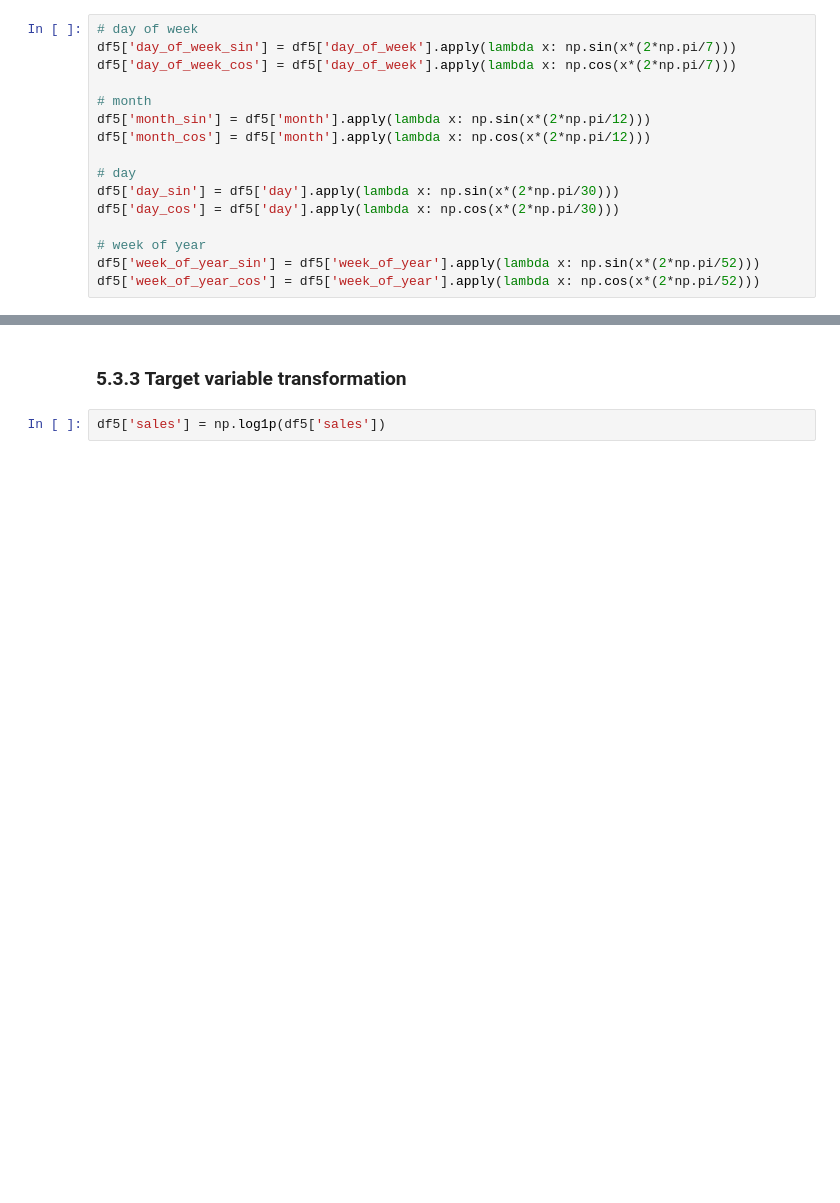
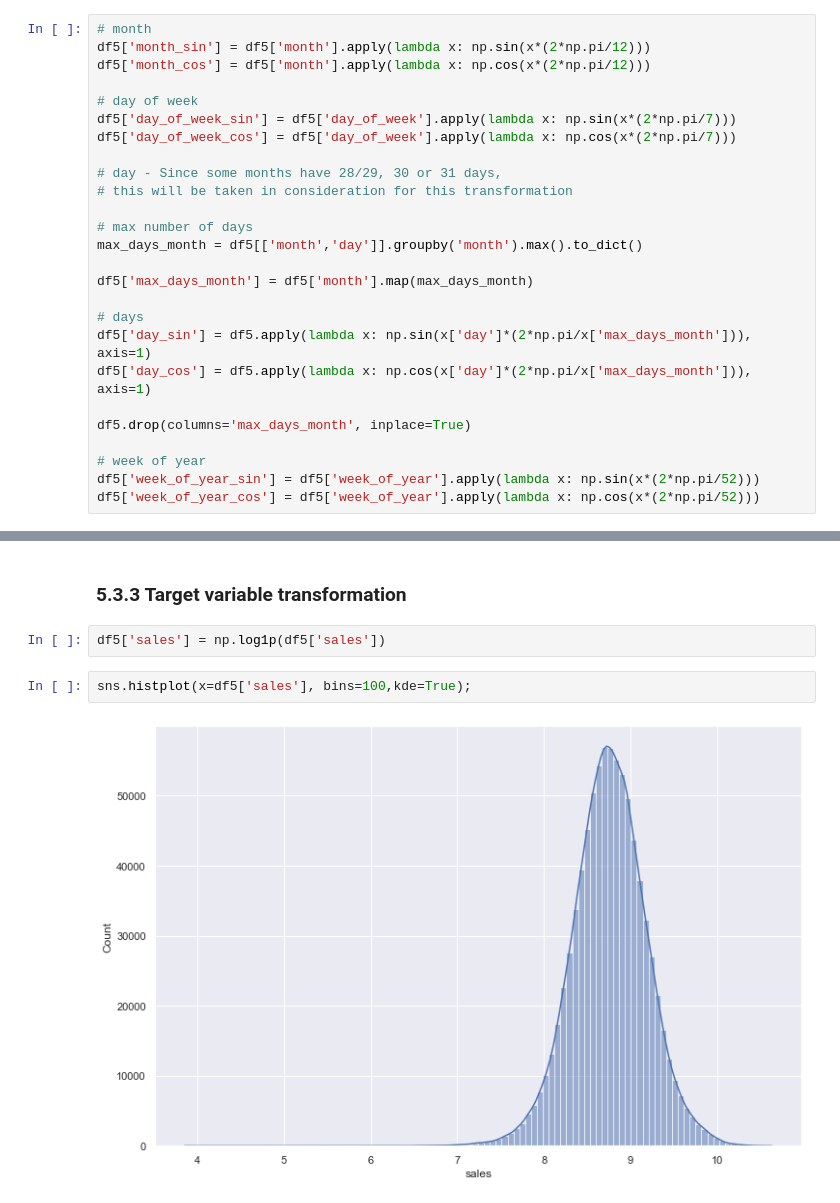
Before and after one commit to diegodinizf/Rossman-Sales, a Jupyter notebook: rossmann-sales-notebook.ipynb, the cells around one changed output, grey strips where cells are left out. Drawn from its saved outputs; the diff is of its cells as text; blank space fills up the shorter version.

```diff
--- a/rossmann-sales-notebook.ipynb
+++ b/rossmann-sales-notebook.ipynb
@@ -856,15 +860,25 @@ df5['assortment'] = df5['assortment'].map(assortment_dict)
 # %%
+# month
+df5['month_sin'] = df5['month'].apply(lambda x: np.sin(x*(2*np.pi/12)))
+df5['month_cos'] = df5['month'].apply(lambda x: np.cos(x*(2*np.pi/12)))
+
 # day of week
 df5['day_of_week_sin'] = df5['day_of_week'].apply(lambda x: np.sin(x*(2*np.pi/7)))
 df5['day_of_week_cos'] = df5['day_of_week'].apply(lambda x: np.cos(x*(2*np.pi/7)))
 
-# month
-df5['month_sin'] = df5['month'].apply(lambda x: np.sin(x*(2*np.pi/12)))
-df5['month_cos'] = df5['month'].apply(lambda x: np.cos(x*(2*np.pi/12)))
+# day - Since some months have 28/29, 30 or 31 days,
+# this will be taken in consideration for this transformation
 
-# day
-df5['day_sin'] = df5['day'].apply(lambda x: np.sin(x*(2*np.pi/30)))
-df5['day_cos'] = df5['day'].apply(lambda x: np.cos(x*(2*np.pi/30)))
+# max number of days
+max_days_month = df5[['month','day']].groupby('month').max().to_dict()
+
+df5['max_days_month'] = df5['month'].map(max_days_month)
+
+# days
+df5['day_sin'] = df5.apply(lambda x: np.sin(x['day']*(2*np.pi/x['max_days_month'])), axis=1)
+df5['day_cos'] = df5.apply(lambda x: np.cos(x['day']*(2*np.pi/x['max_days_month'])), axis=1)
+
+df5.drop(columns='max_days_month', inplace=True)
 
 # week of year
 df5['week_of_year_sin'] = df5['week_of_year'].apply(lambda x: np.sin(x*(2*np.pi/52)))
@@ -883,3 +887,7 @@ df5.head()
 ### 5.3.3 Target variable transformation
 # %%
 df5['sales'] = np.log1p(df5['sales'])
+# %%
+sns.histplot(x=df5['sales'], bins=100,kde=True);
+# %% [output]
+[figure, added]
```
Also changed, not shown: parts of 2 cells of this notebook.
